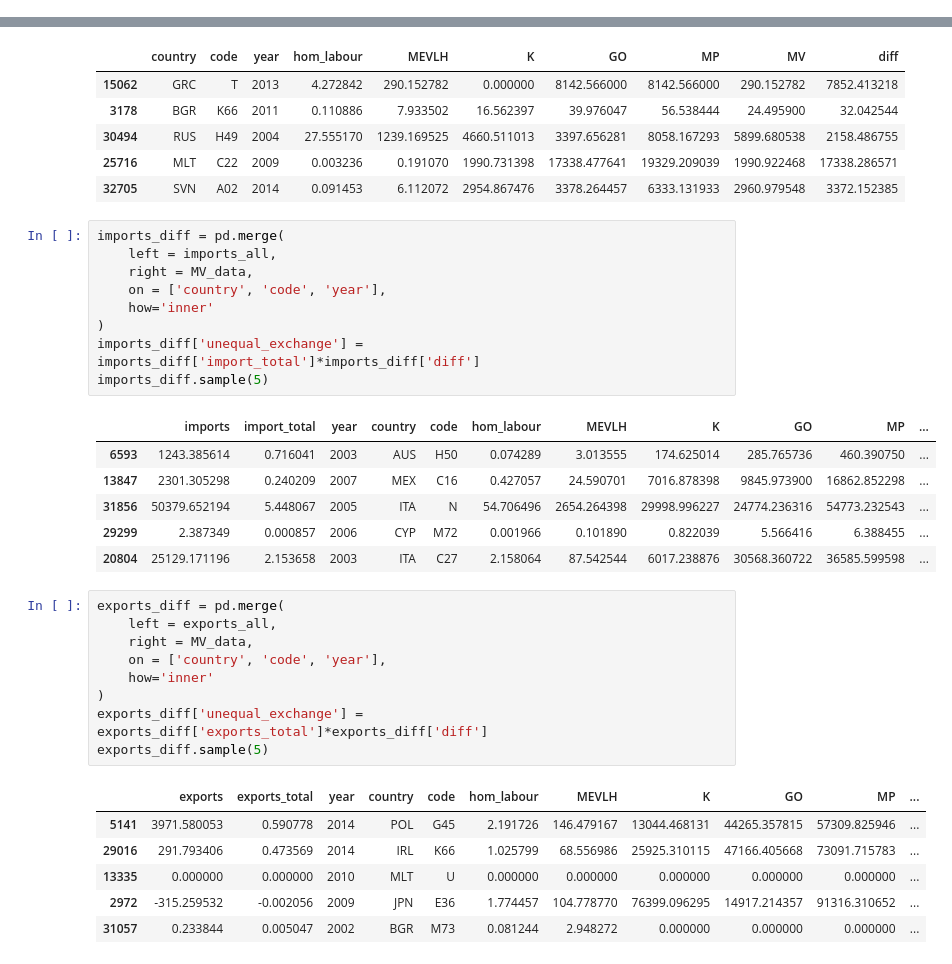
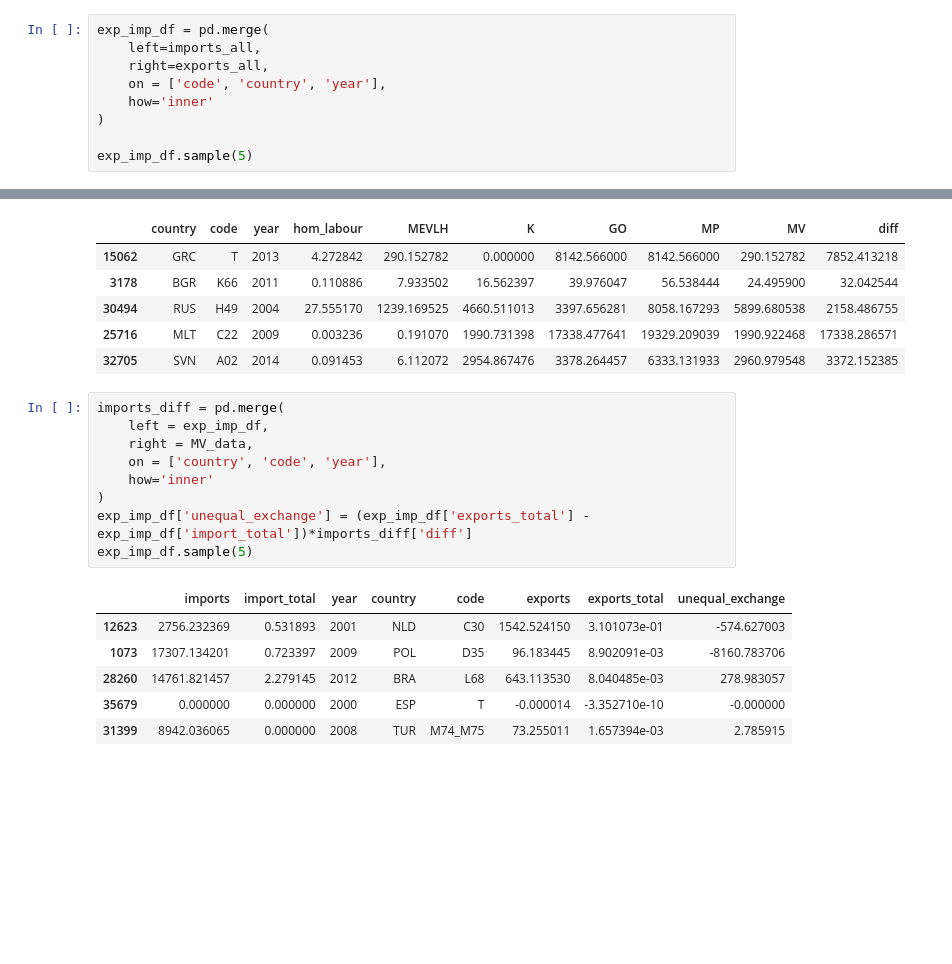
Before and after one commit to kavyajeetbora/ETL_wages, a Jupyter notebook: WIOD.ipynb, the cells around one changed output, grey strips where cells are left out. Cells and saved outputs as stored; diff of their text form; blank space fills up the shorter version.

Commit message:
Add - plot unequal exchange

```diff
--- a/WIOD.ipynb
+++ b/WIOD.ipynb
@@ -754,0 +737,9 @@ imports_all.sample(5)
+# %%
+exp_imp_df = pd.merge(
+    left=imports_all,
+    right=exports_all,
+    on = ['code', 'country', 'year'],
+    how='inner'
+)
+
+exp_imp_df.sample(5)
@@ -768,33 +766,17 @@ MV_data.sample(5)
 | 32705 | SVN | A02 | 2014 | 0.091453 | 6.112072 | 2954.867476 | 3378.264457 | 6333.131933 | 2960.979548 | 3372.152385 |
 # %%
 imports_diff = pd.merge(
-    left = imports_all,
+    left = exp_imp_df,
     right = MV_data,
     on = ['country', 'code', 'year'],
     how='inner'
 )
-imports_diff['unequal_exchange'] = imports_diff['import_total']*imports_diff['diff']
-imports_diff.sample(5)
+exp_imp_df['unequal_exchange'] = (exp_imp_df['exports_total'] - exp_imp_df['import_total'])*imports_diff['diff']
+exp_imp_df.sample(5)
 # %% [output]
-|  | imports | import_total | year | country | code | hom_labour | MEVLH | K | GO | MP | ... |
-| 6593 | 1243.385614 | 0.716041 | 2003 | AUS | H50 | 0.074289 | 3.013555 | 174.625014 | 285.765736 | 460.390750 | ... |
-| 13847 | 2301.305298 | 0.240209 | 2007 | MEX | C16 | 0.427057 | 24.590701 | 7016.878398 | 9845.973900 | 16862.852298 | ... |
-| 31856 | 50379.652194 | 5.448067 | 2005 | ITA | N | 54.706496 | 2654.264398 | 29998.996227 | 24774.236316 | 54773.232543 | ... |
-| 29299 | 2.387349 | 0.000857 | 2006 | CYP | M72 | 0.001966 | 0.101890 | 0.822039 | 5.566416 | 6.388455 | ... |
-| 20804 | 25129.171196 | 2.153658 | 2003 | ITA | C27 | 2.158064 | 87.542544 | 6017.238876 | 30568.360722 | 36585.599598 | ... |
+|  | imports | import_total | year | country | code | exports | exports_total | unequal_exchange |
+| 12623 | 2756.232369 | 0.531893 | 2001 | NLD | C30 | 1542.524150 | 3.101073e-01 | -574.627003 |
+| 1073 | 17307.134201 | 0.723397 | 2009 | POL | D35 | 96.183445 | 8.902091e-03 | -8160.783706 |
+| 28260 | 14761.821457 | 2.279145 | 2012 | BRA | L68 | 643.113530 | 8.040485e-03 | 278.983057 |
+| 35679 | 0.000000 | 0.000000 | 2000 | ESP | T | -0.000014 | -3.352710e-10 | -0.000000 |
+| 31399 | 8942.036065 | 0.000000 | 2008 | TUR | M74_M75 | 73.255011 | 1.657394e-03 | 2.785915 |
-# %%
-exports_diff = pd.merge(
-    left = exports_all,
-    right = MV_data,
-    on = ['country', 'code', 'year'],
-    how='inner'
-)
-exports_diff['unequal_exchange'] = exports_diff['exports_total']*exports_diff['diff']
-exports_diff.sample(5)
-# %% [output]
-|  | exports | exports_total | year | country | code | hom_labour | MEVLH | K | GO | MP | ... |
-| 5141 | 3971.580053 | 0.590778 | 2014 | POL | G45 | 2.191726 | 146.479167 | 13044.468131 | 44265.357815 | 57309.825946 | ... |
-| 29016 | 291.793406 | 0.473569 | 2014 | IRL | K66 | 1.025799 | 68.556986 | 25925.310115 | 47166.405668 | 73091.715783 | ... |
-| 13335 | 0.000000 | 0.000000 | 2010 | MLT | U | 0.000000 | 0.000000 | 0.000000 | 0.000000 | 0.000000 | ... |
-| 2972 | -315.259532 | -0.002056 | 2009 | JPN | E36 | 1.774457 | 104.778770 | 76399.096295 | 14917.214357 | 91316.310652 | ... |
-| 31057 | 0.233844 | 0.005047 | 2002 | BGR | M73 | 0.081244 | 2.948272 | 0.000000 | 0.000000 | 0.000000 | ... |
```
Also changed, not shown: parts of 4 cells of this notebook.
